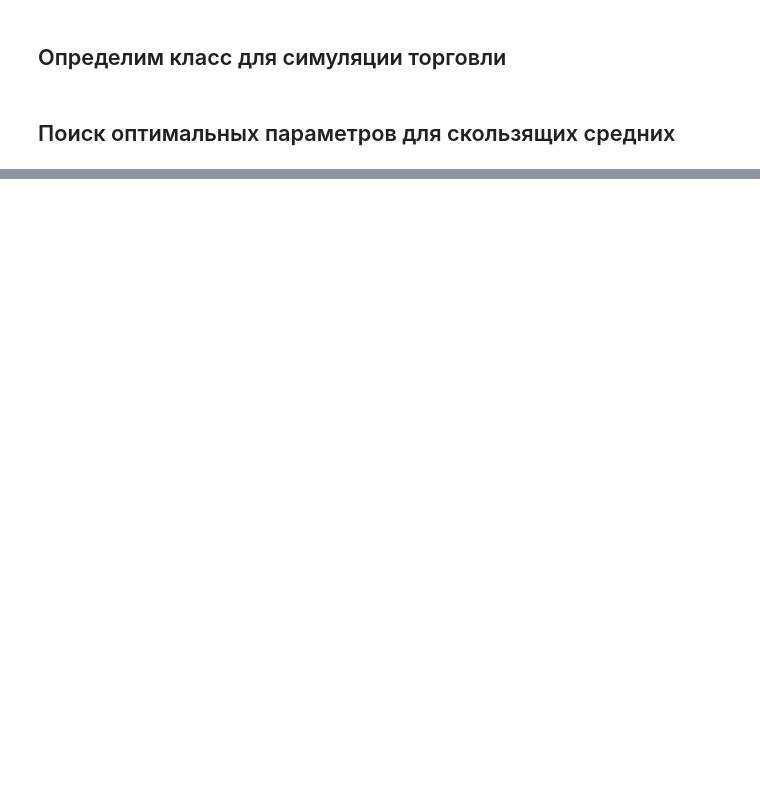
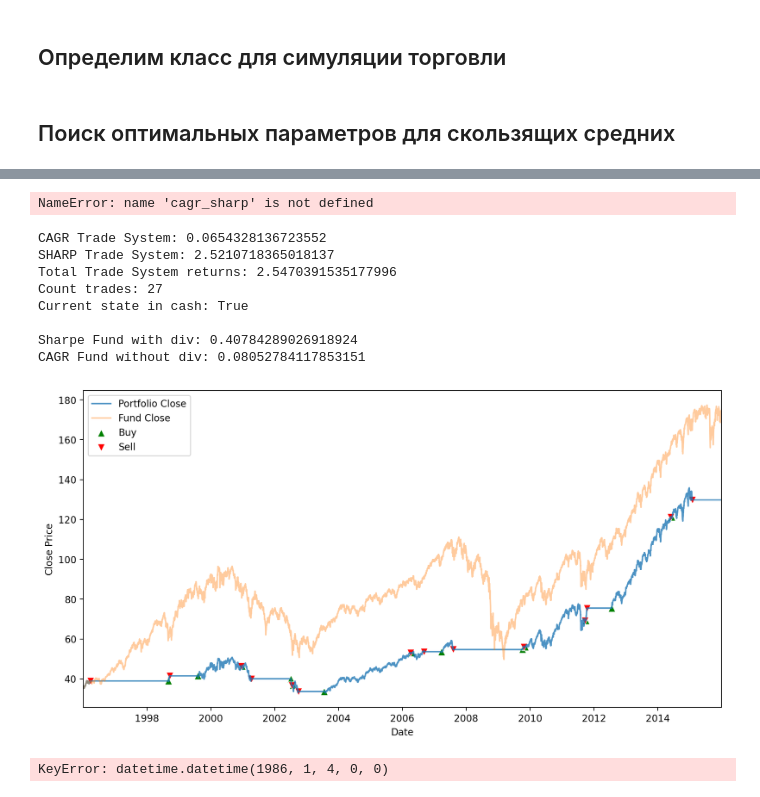
Before and after one commit to Den-is-me/test_ff, a Jupyter notebook: test_ff.ipynb, the cells around one changed output, grey strips where cells are left out. Saved outputs shown, nothing was run; the diff lists cells and outputs as text; code cells hidden in the pictures; blank space fills up the shorter version.

```diff
--- a/test_ff.ipynb
+++ b/test_ff.ipynb
@@ -915 +964,54 @@ Timestamp('1996-01-02 00:00:00')
+# %%
+print(sorted(cagr_sharp, key=lambda x: (x[-1], x[-2]), reverse=True)[:20])
+
+# TS short=90, long=280', 0.055894425924842395, 0.6964936128209062
+# 'TS short=200, long=500', 0.09439977359889218, 3.3868061405607865   !!!!!
+# ('TS short=290, long=500', 0.06950326267473517, 3.1684555518920696)
+# %% [output]
+NameError: name 'cagr_sharp' is not defined
+# %%
+# Проверим условия найденные парамметры ещё раз.
+start_date = train_df.iloc[0].name
+end_date = train_df.iloc[-1].name
+start_investment = train_df.iloc[0]['Close']
+
+TS = TradeSystem(start_investment, data, start_date, end_date, trade_needed=True, SMA_long_window=500, SMA_short_window=200)
+TS.start_trade()
+TS.plt()
+
+print()
+print('Sharpe Fund with div:', TS.calculate_sharpe_ratio(train_df))
+print('CAGR Fund without div:', TS.calculate_cagr(train_df))
+
+# Из граффика и данных видно как торговая система сглаживает моменты волатильности на рынке фонад
+# В результате мы добились желаемого результата и выполнили условия:
+# CAGR Trade System: 0.085 > CAGR Fund without div: 0.080
+# SHARP Trade System: 3.31 > Sharpe with div: 0.40
+# Current state in cash: True
+
+
+
+# CAGR Trade System: 0.08588619708746026
+# SHARP Trade System: 3.3127312038048307
+# Total Trade System returns: 4.186020721965005
+# Count trades: 27
+# Current state in cash: True
+
+# Sharpe with div: 0.40784289026918924
+# CAGR without div: 0.08052784117853151
+# %% [output]
+CAGR Trade System: 0.0654328136723552
+SHARP Trade System: 2.5210718365018137
+Total Trade System returns: 2.5470391535177996
+Count trades: 27
+Current state in cash: True
+
+Sharpe Fund with div: 0.40784289026918924
+CAGR Fund without div: 0.08052784117853151
+[figure, added]
+# %%
+# data.loc[start_date + timedelta(days=2)]
+data.loc[datetime(1986, 1, 4)]
+# %% [output]
+KeyError: datetime.datetime(1986, 1, 4, 0, 0)
 # %%
```
Also changed, not shown: parts of 19 cells of this notebook, 1 other file.
